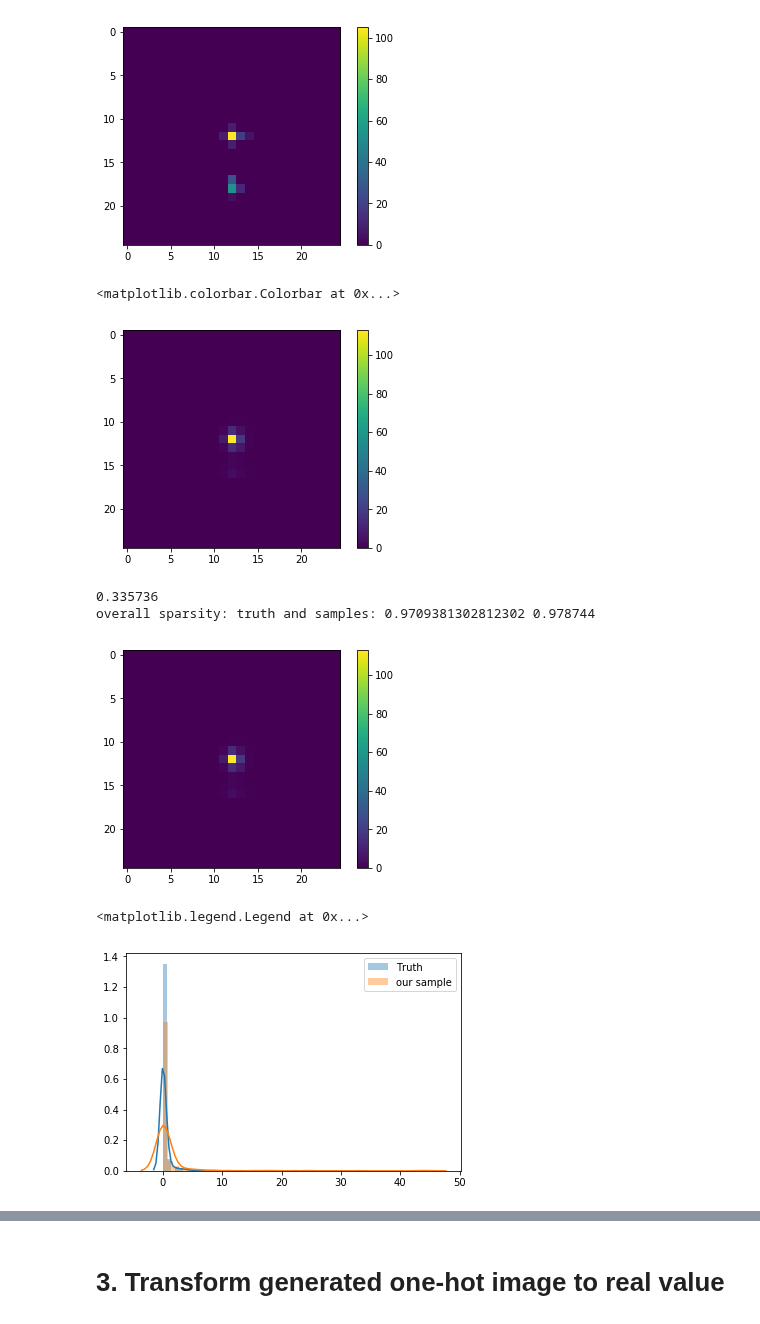
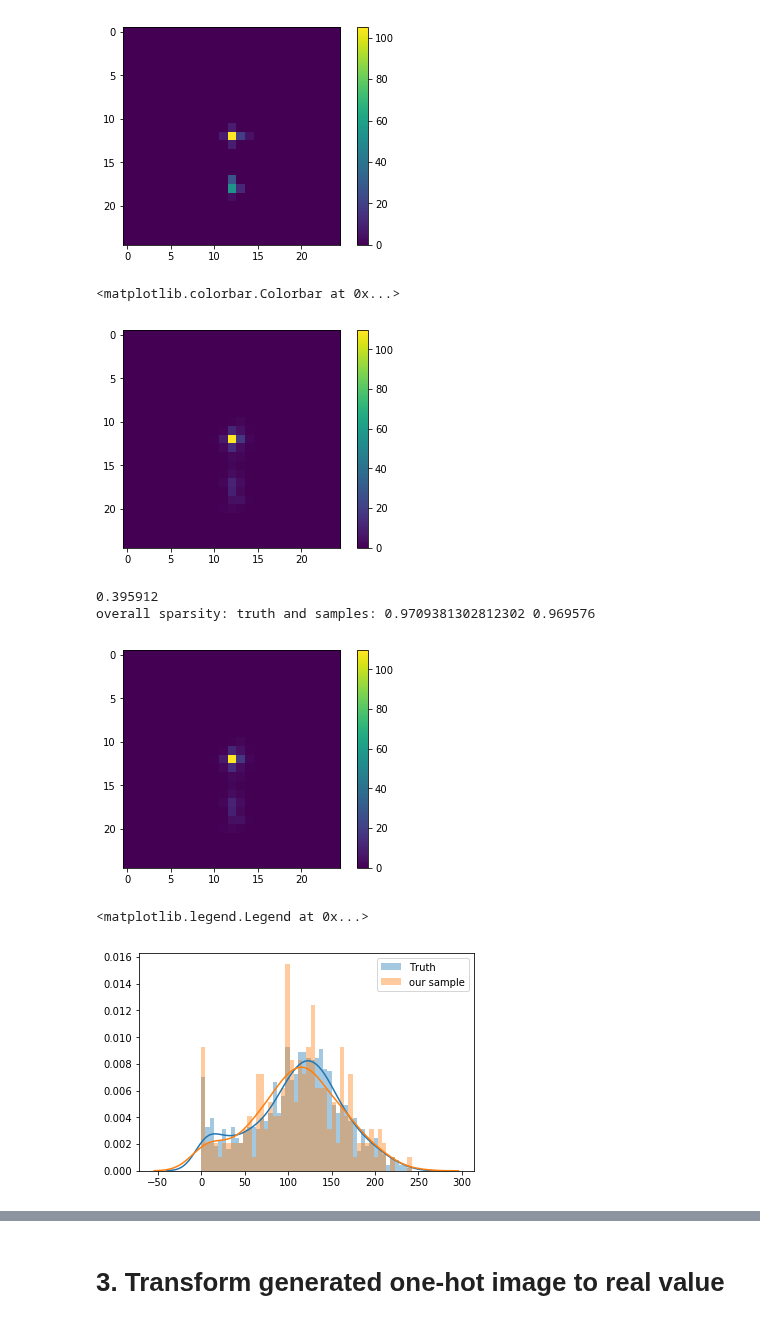
Before and after one commit to adamlu123/SparseImageFlows, a Jupyter notebook: Notebooks/quantize_image.ipynb, the cells around one changed output, grey strips where cells are left out. Saved outputs shown, nothing was run; the diff lists cells and outputs as text; code cells hidden in the pictures.

```diff
--- a/Notebooks/quantize_image.ipynb
+++ b/Notebooks/quantize_image.ipynb
@@ -135,7 +135,7 @@ plt.hist(pt)
 [figure]
 # %%
 sampledir = '/extra/yadongl10/BIG_sandbox/SparseImageFlows_result/lagan_pixelcnn/Mixture'
-with open(sampledir+'/Mix_discretized_sample_40.pkl', 'rb') as f:
+with open(sampledir+'/Mix_discretized_sample_30.pkl', 'rb') as f:
     x = pkl.load(f)
 sample_sg = np.asarray(x)[:, :].reshape(-1, 25, 25)
 print(sample_sg.shape)
@@ -152,7 +152,7 @@ plt.imshow(sample_sg.mean(axis=0))
 plt.colorbar()
 # %% [output]
 <matplotlib.colorbar.Colorbar at 0x...>
-[figure, old version]
+[figure, new version]
 # %%
 plt.imshow(sample_sg.mean(axis=0))
 plt.colorbar()
@@ -161,23 +161,23 @@ print('overall sparsity: truth and samples:',
       np.where(image.ravel()==0)[0].shape[0] / image.ravel().shape[0],
       np.where(sample_sg.ravel()==0)[0].shape[0] / sample_sg.ravel().shape[0])
 # %% [output]
-0.335736
-overall sparsity: truth and samples: 0.9709381302812302 0.978744
+0.395912
+overall sparsity: truth and samples: 0.9709381302812302 0.969576
-[figure, old version]
+[figure, new version]
 # %%
 import seaborn as sns
 x=12
-y=10
+y=12
 
 pixel_bg = sample_sg[:,x,y]
 pixel = image[:1000,x,y]
 x = np.linspace(0.0,200,1000)
 sns.distplot(pixel, label='Truth', bins=50)
 sns.distplot(pixel_bg, label='our sample', bins=50)
 plt.legend()
 # %% [output]
 <matplotlib.legend.Legend at 0x...>
-[figure, old version]
+[figure, new version]
 # %%
 fig, ax = plt.subplots(figsize=(7, 6))
 
```
Also changed, not shown: parts of 5 cells of this notebook, 2 other files.
